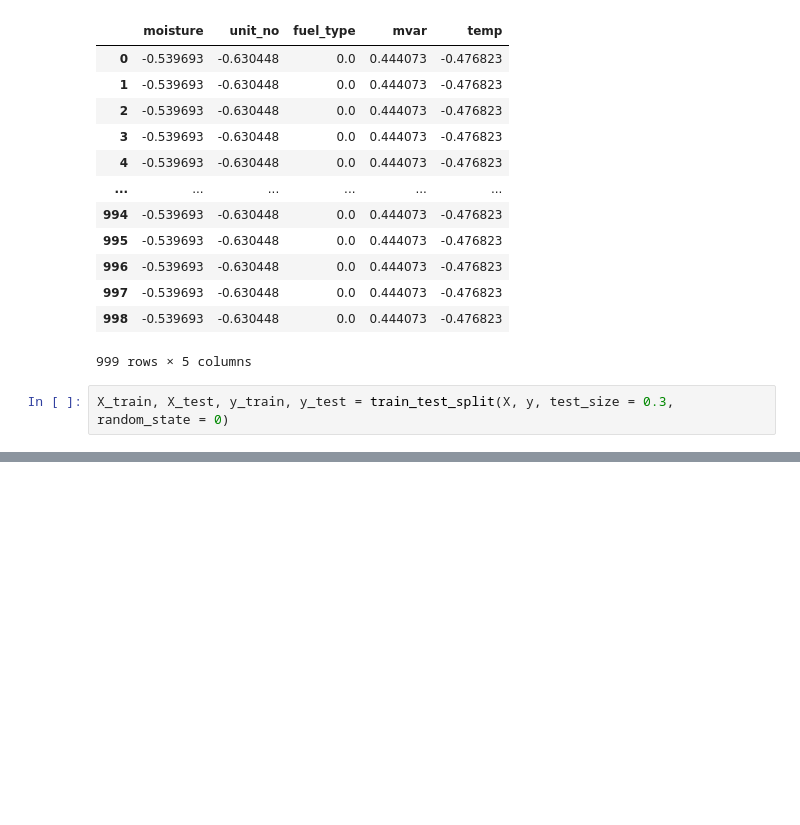
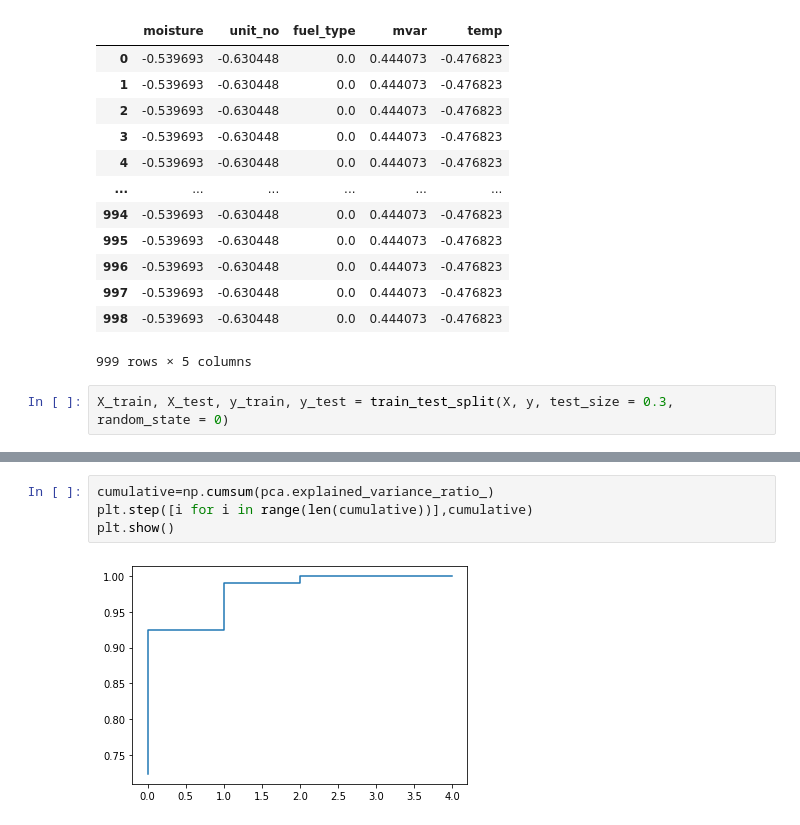
Before and after one commit to reza-pishva/6-MachineLearning-Python, a Jupyter notebook: Projects/EstimatePowerProduction.ipynb, the cells around one changed output, grey strips where cells are left out. Drawn from its saved outputs; the diff is of its cells as text; blank space fills up the shorter version.

```diff
--- a/Projects/EstimatePowerProduction.ipynb
+++ b/Projects/EstimatePowerProduction.ipynb
@@ -200,0 +222,6 @@ array([[ 2.48237775, -0.86272898],
+# %%
+cumulative=np.cumsum(pca.explained_variance_ratio_)
+plt.step([i for i in range(len(cumulative))],cumulative)
+plt.show()
+# %% [output]
+[figure, added]
```
Also changed, not shown: parts of 16 cells of this notebook.
